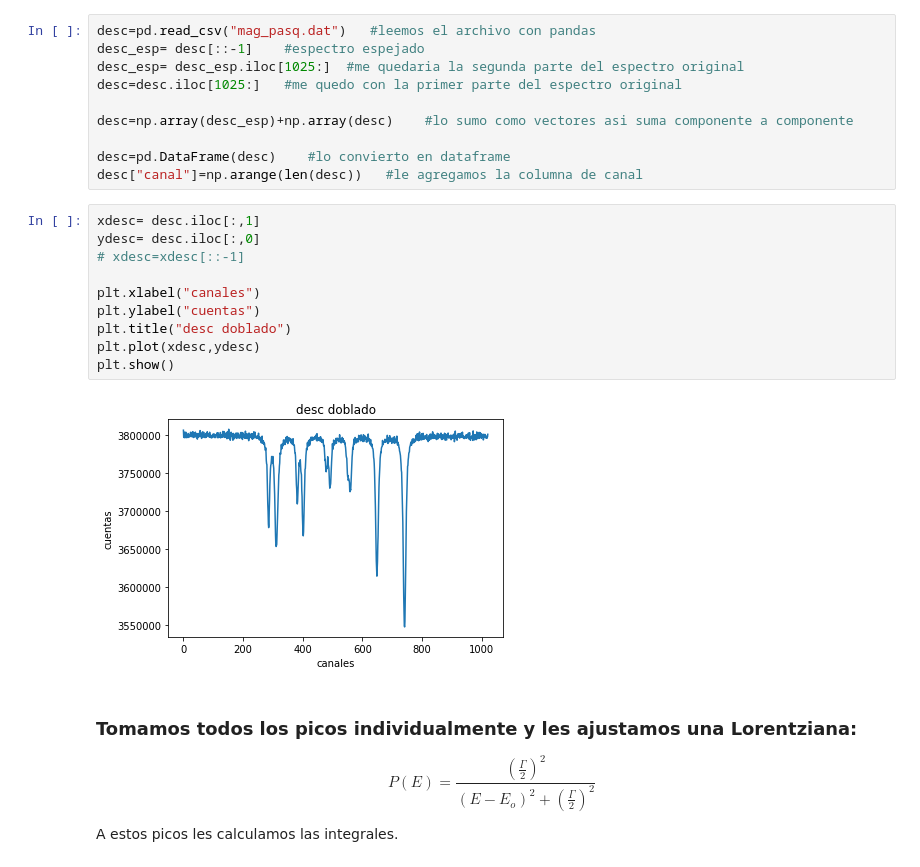
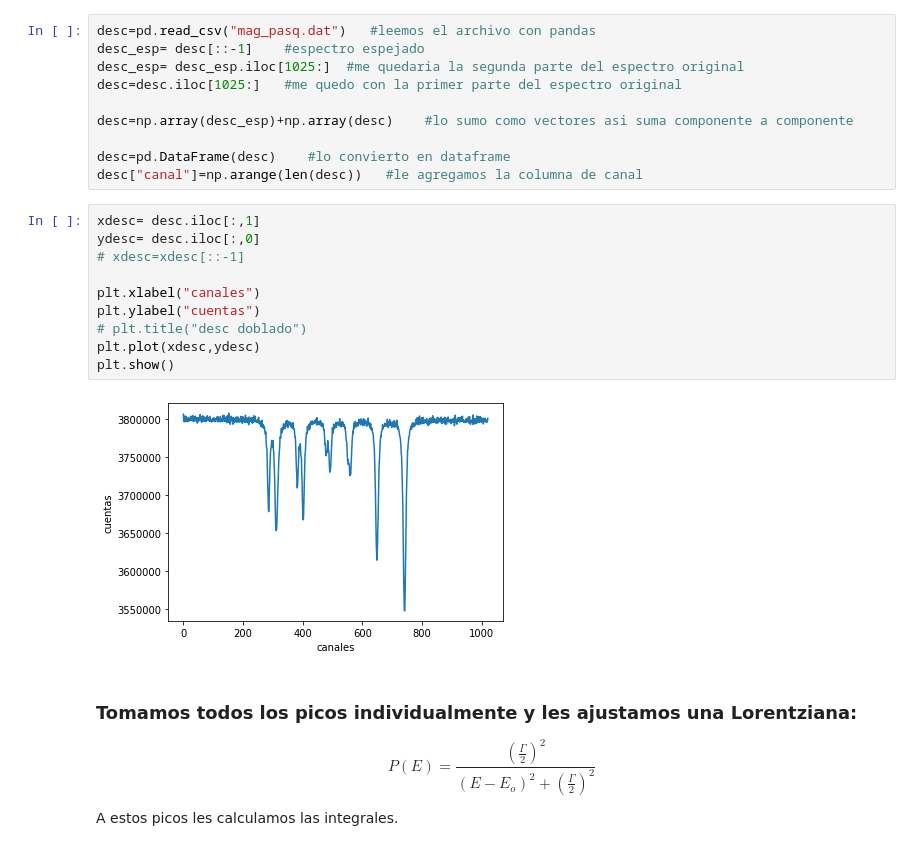
Before and after one commit to monticellifernando/EC2, a Jupyter notebook: 2020/GA/Exp2/Mössbauer.ipynb, the cells around one changed output. Drawn from its saved outputs; the diff is of its cells as text.

```diff
--- a/2020/GA/Mössbauer.ipynb
+++ b/2020/GA/Exp2/Mössbauer.ipynb
@@ -94,15 +94,15 @@ desc["canal"]=np.arange(len(desc))   #le agregamos la columna de canal
 # %%
 xdesc= desc.iloc[:,1]
 ydesc= desc.iloc[:,0]
 # xdesc=xdesc[::-1]
 
 plt.xlabel("canales")
 plt.ylabel("cuentas")
-plt.title("desc doblado")
+# plt.title("desc doblado")
 plt.plot(xdesc,ydesc)
 plt.show()
 # %% [output]
-[figure, old version]
+[figure, new version]
 # %% [markdown]
 ### **Tomamos todos los picos individualmente y les ajustamos una Lorentziana:**
 
```
Also changed, not shown: 9 other files.
